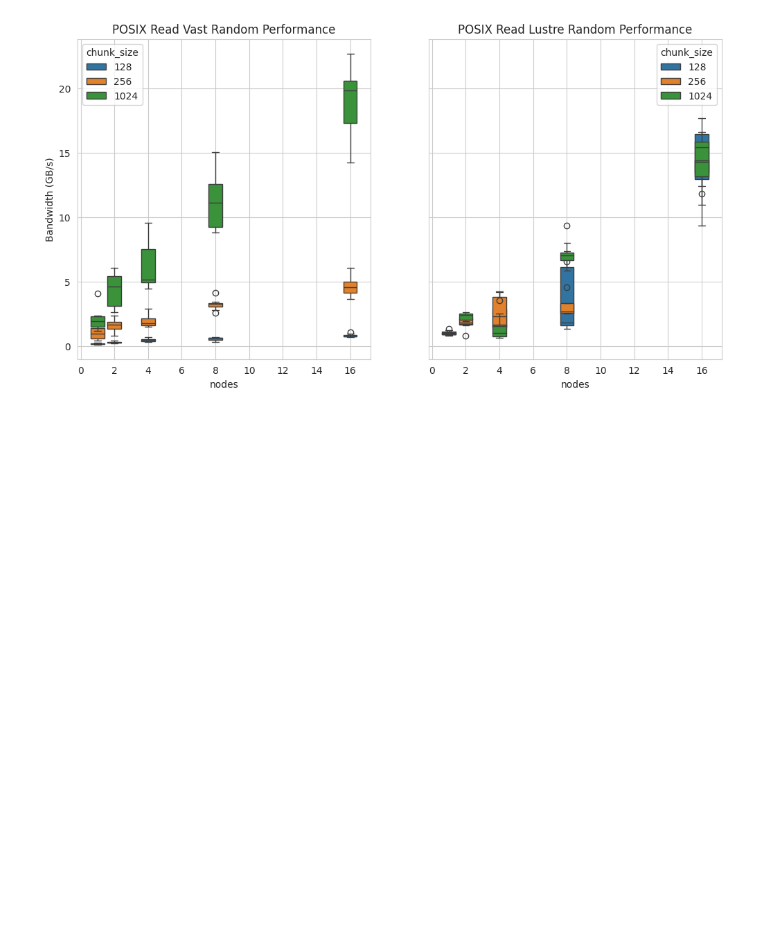
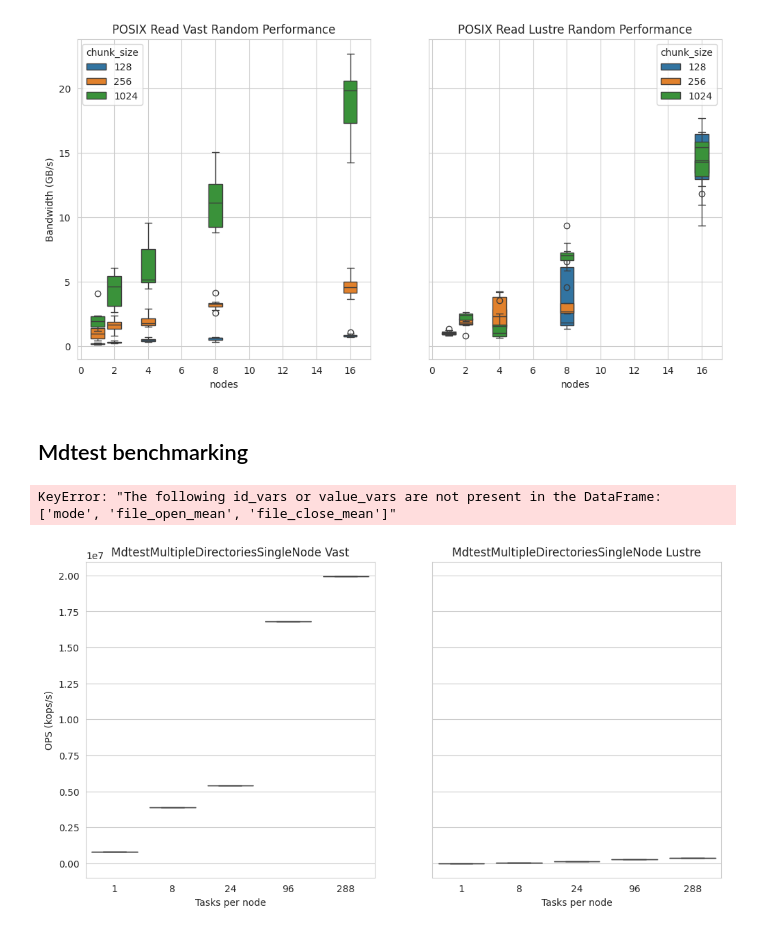
Before and after one commit to lucaparisi91/VAST-Cirrus-benchmarking, a Jupyter notebook: anal/reframe/anal.ipynb, the cells around one changed output. Cells and saved outputs as stored; diff of their text form; code cells hidden in the pictures; blank space fills up the shorter version.

```diff
--- a/anal/reframe/anal.ipynb
+++ b/anal/reframe/anal.ipynb
@@ -218,3 +219,30 @@ for i,operation in enumerate(["write","read"]):
 # %% [output]
 [figure]
 [figure]
+# %% [markdown]
+## Mdtest benchmarking
+# %%
+## Multiple directories
+files=["mdtestMultipleSingleDirectories.json"]
+for file in files:
+    data=load_reframe_report(os.path.join(base_path,file))
+    data=get_performance_tables(data)
+data=pd.concat(data).reset_index(drop=True)
+data["filesystem"]= [get_file_system(path) for path in data["work_directory"]]
+#data.pivot(columns=["file_creation_mean"])
+data=data.filter(items=["name","nodes","filesystem","file_creation_mean","file_stat_mean","file_removal_mean","file_open_mean","file_close_mean"])
+pd.melt(data, id_vars=["name","nodes","filesystem"], value_vars=["file_creation_mean","file_stat_mean","file_removal_mean","file_open_mean","file_close_mean"], var_name="operation", value_name="ops")
+# %% [output]
+KeyError: "The following id_vars or value_vars are not present in the DataFrame: ['mode', 'file_open_mean', 'file_close_mean']"
+# %%
+name="MdtestMultipleDirectoriesSingleNode"
+plot_data=data.query(f"name=='{name}'")
+fig, axes = plt.subplots(1, 2, figsize=(12, 6),sharey=True)
+for i,filesystem in enumerate(["vast","lustre"]):
+
+    sns.boxplot(ax=axes[i], data=plot_data.query(f"filesystem=='{filesystem}'"), x="tasks_per_node", y="file_stat_mean",dodge=False,native_scale=True)
+    axes[i].set_ylabel("OPS (kops/s)")
+    axes[i].set_xlabel("Tasks per node")
+    axes[i].set_title(f"{name} {filesystem.capitalize()}")
+# %% [output]
+[figure, added]
```
Also changed, not shown: parts of 6 cells of this notebook, 17 other files.
